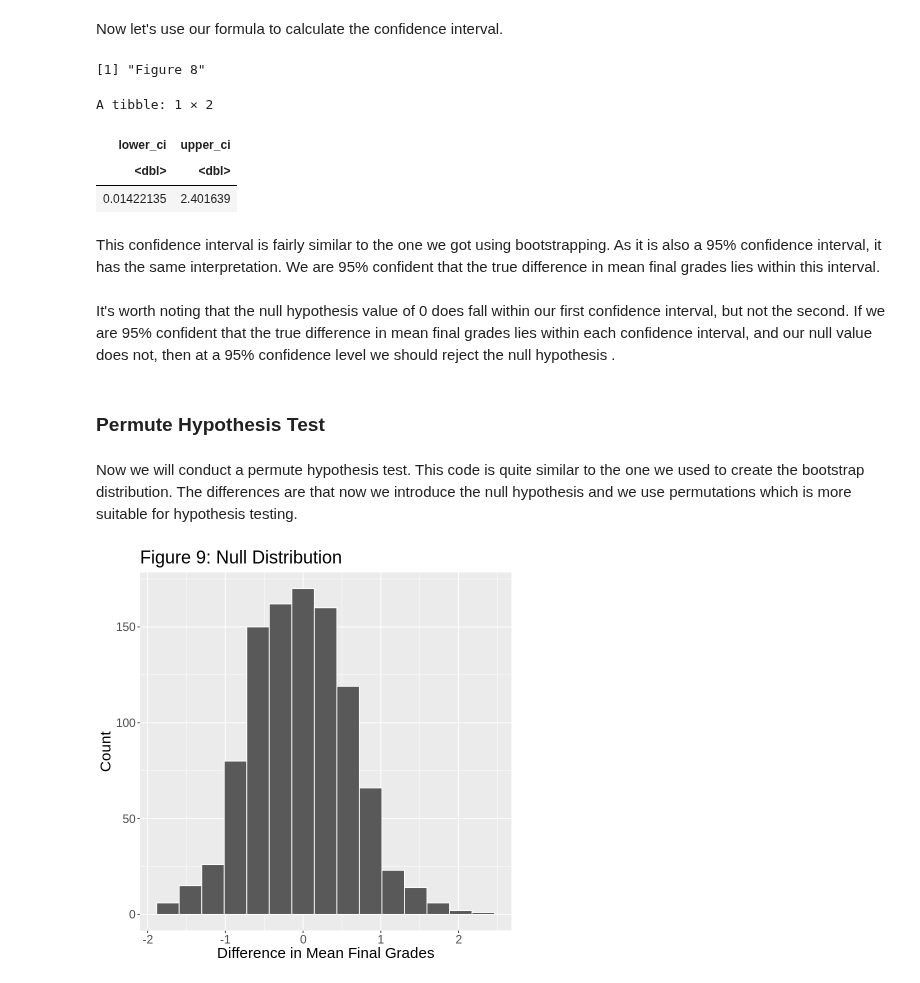
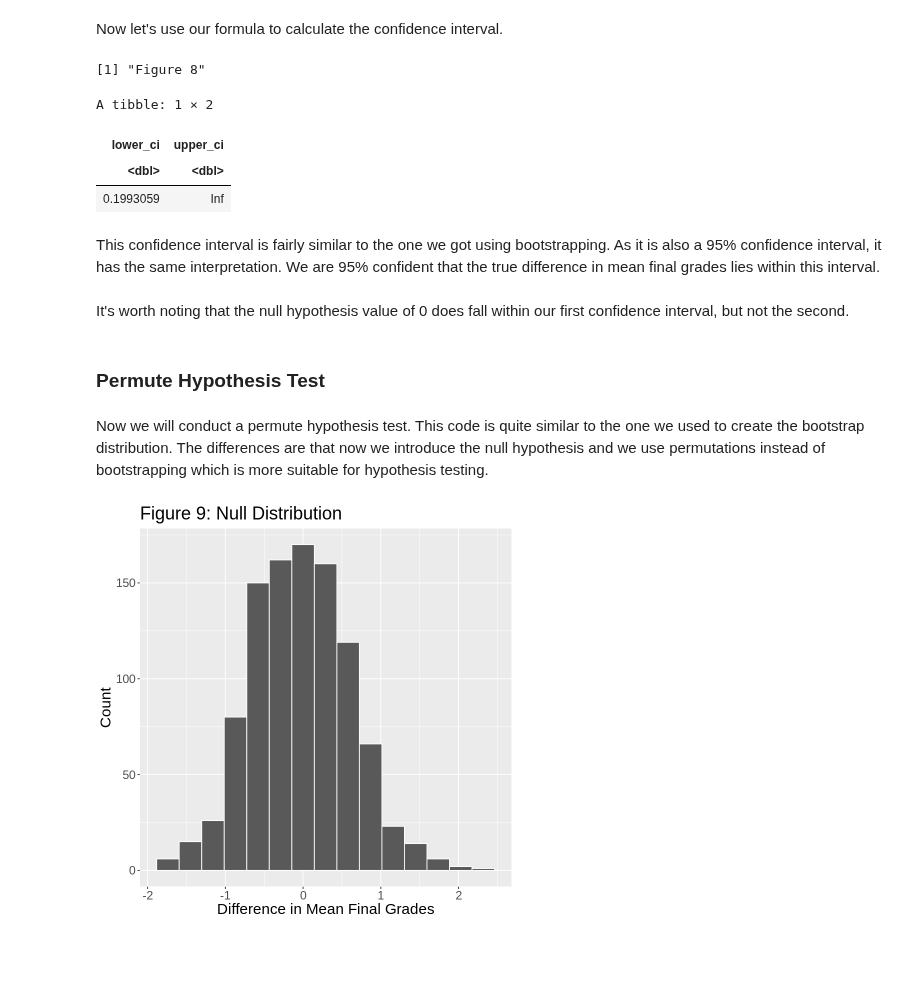
Before and after one commit to jjadeb/stat-201-project, a Jupyter notebook: src/final_report.ipynb, the cells around one changed output. Drawn from its saved outputs; the diff is of its cells as text; code cells hidden in the pictures; blank space fills up the shorter version.

```diff
--- a/src/final_report.ipynb
+++ b/src/final_report.ipynb
@@ -271,29 +279,34 @@ Now let's use our formula to calculate the confidence interval.
 # %%
 diff <- internet_summary$sample_mean[2] - internet_summary$sample_mean[1]
 
 se <- sqrt(internet_summary$sample_var[2]/internet_summary$n[2] +
      internet_summary$sample_var[1]/internet_summary$n[1])
 
-df <- internet_summary$n[2] + internet_summary$n[1] - 2
+var1<-internet_summary$sample_var[1]
+var2<-internet_summary$sample_var[2]
+n1 <- internet_summary$n[1]
+n2<- internet_summary$n[2]
 
-ci <- tibble(lower_ci = diff - qt(0.975, df)*se,
-             upper_ci = diff + qt(0.975, df)*se)
+df <- (var2/n2 + var1/n1)^2/(var1^2/((n1^2)*(n1-1)) + var2^2/((n2^2)*(n2-1)))
+
+ci <- tibble(lower_ci = diff + qt(0.05, df)*se,
+             upper_ci = diff + qt(1, df)*se)
 "Figure 8"
 ci
 # %% [output]
 [1] "Figure 8"
 A tibble: 1 × 2
 | lower_ci | upper_ci |
 | <dbl> | <dbl> |
-| 0.01422135 | 2.401639 |
+| 0.1993059 | Inf |
 # %% [markdown]
 This confidence interval is fairly similar to the one we got using bootstrapping. As it is also a 95% confidence interval, it has the same interpretation. We are 95% confident that the true difference in mean final grades lies within this interval.
 # %% [markdown]
-It's worth noting that the null hypothesis value of 0 does fall within our first confidence interval, but not the second. If we are 95% confident that the true difference in mean final grades lies within each confidence interval, and our null value does not, then at a 95% confidence level we should reject the null hypothesis .
+It's worth noting that the null hypothesis value of 0 does fall within our first confidence interval, but not the second.
 # %% [markdown]
 ### Permute Hypothesis Test
 # %% [markdown]
-Now we will conduct a permute hypothesis test. This code is quite similar to the one we used to create the bootstrap distribution. The differences are that now we introduce the null hypothesis and we use permutations which is more suitable for hypothesis testing.
+Now we will conduct a permute hypothesis test. This code is quite similar to the one we used to create the bootstrap distribution. The differences are that now we introduce the null hypothesis and we use permutations instead of bootstrapping which is more suitable for hypothesis testing.
 # %%
 set.seed(1)
 
```
Also changed, not shown: parts of 2 cells of this notebook.
